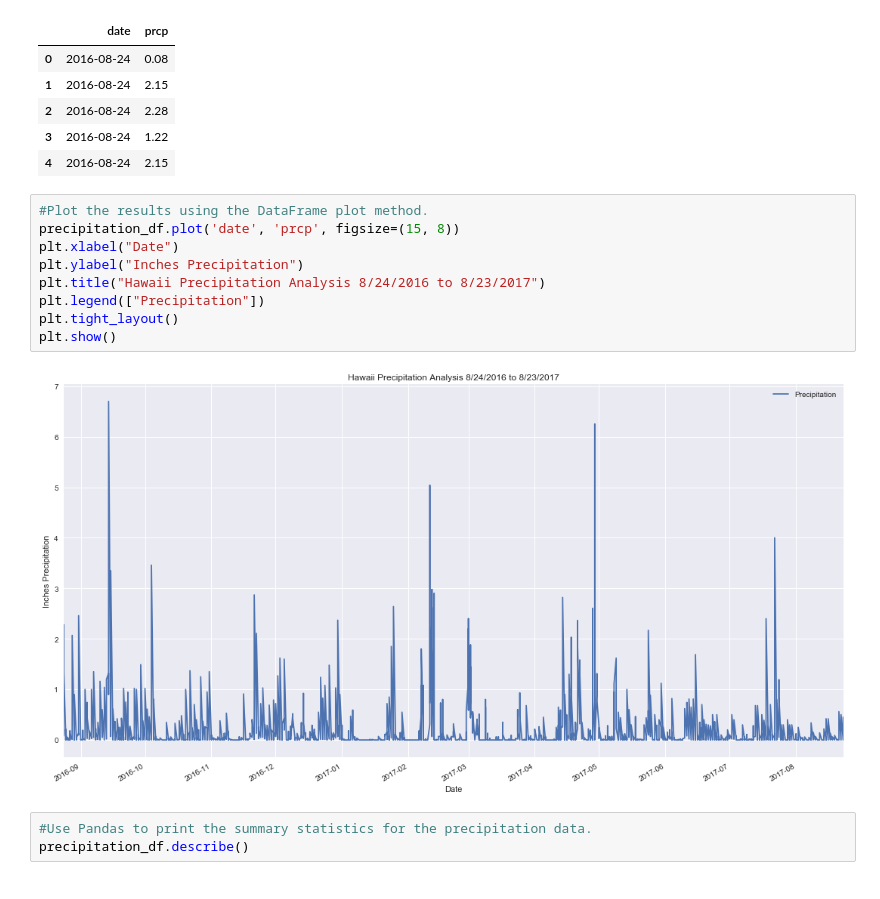
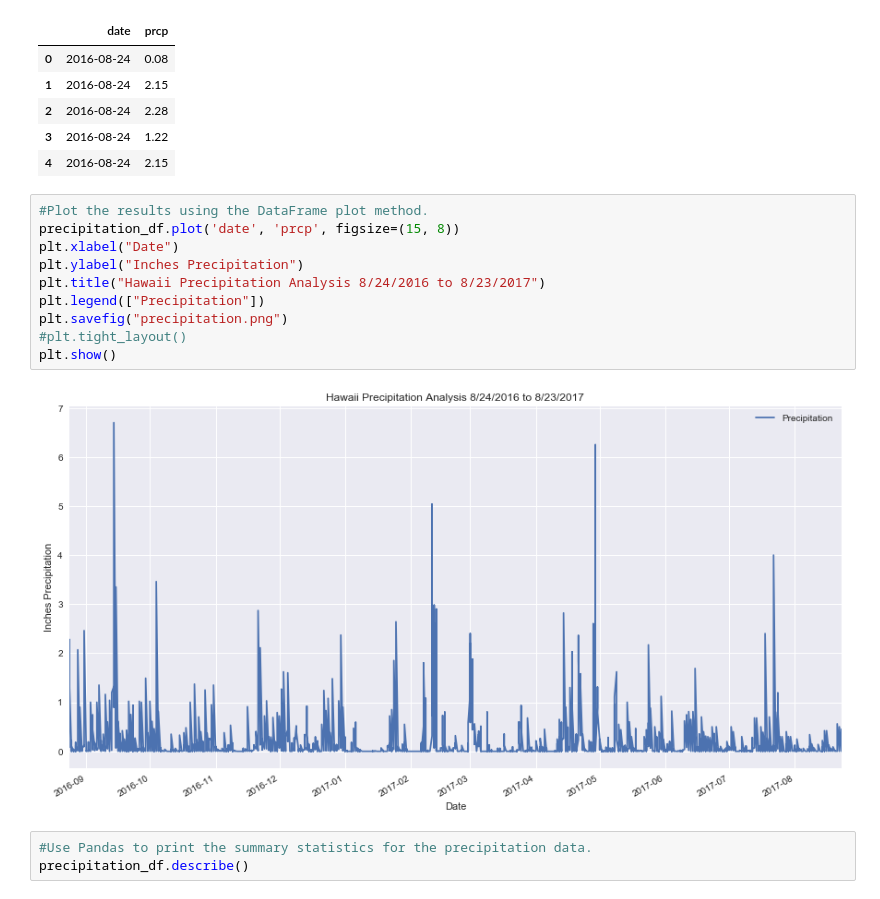
Before and after one commit to donnaadietrich/utexas-homework-advdatastorageandretrieval, a Jupyter notebook: climate_analysis.ipynb, the cells around one changed output. Saved outputs shown, nothing was run; the diff lists cells and outputs as text.

```diff
--- a/climate_analysis.ipynb
+++ b/climate_analysis.ipynb
@@ -80,14 +80,15 @@ precipitation_df.head()
 # %%
 #Plot the results using the DataFrame plot method.
 precipitation_df.plot('date', 'prcp', figsize=(15, 8))
 plt.xlabel("Date")
 plt.ylabel("Inches Precipitation")
 plt.title("Hawaii Precipitation Analysis 8/24/2016 to 8/23/2017")
 plt.legend(["Precipitation"])
-plt.tight_layout()
+plt.savefig("precipitation.png")
+#plt.tight_layout()
 plt.show()
 # %% [output]
-[figure, old version]
+[figure, new version]
 # %%
 #Use Pandas to print the summary statistics for the precipitation data.
 precipitation_df.describe()
```
Also changed, not shown: 2 other files.
